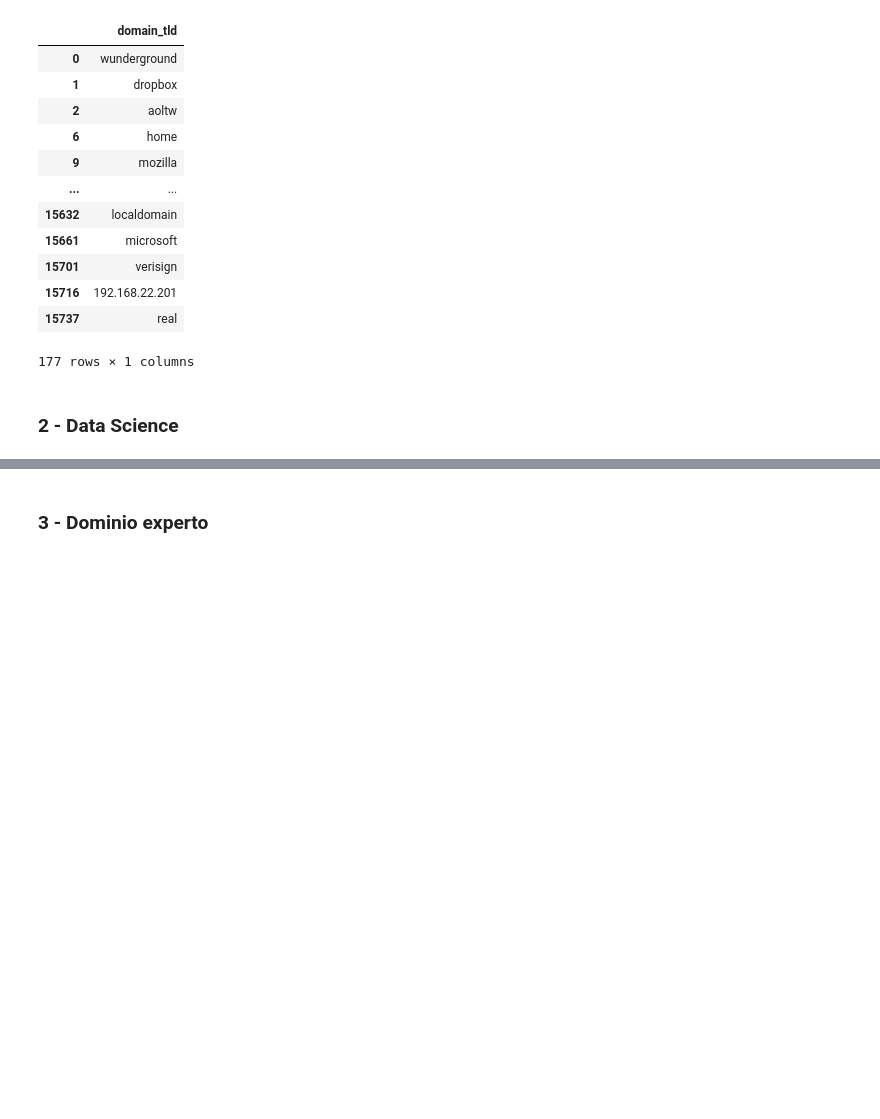
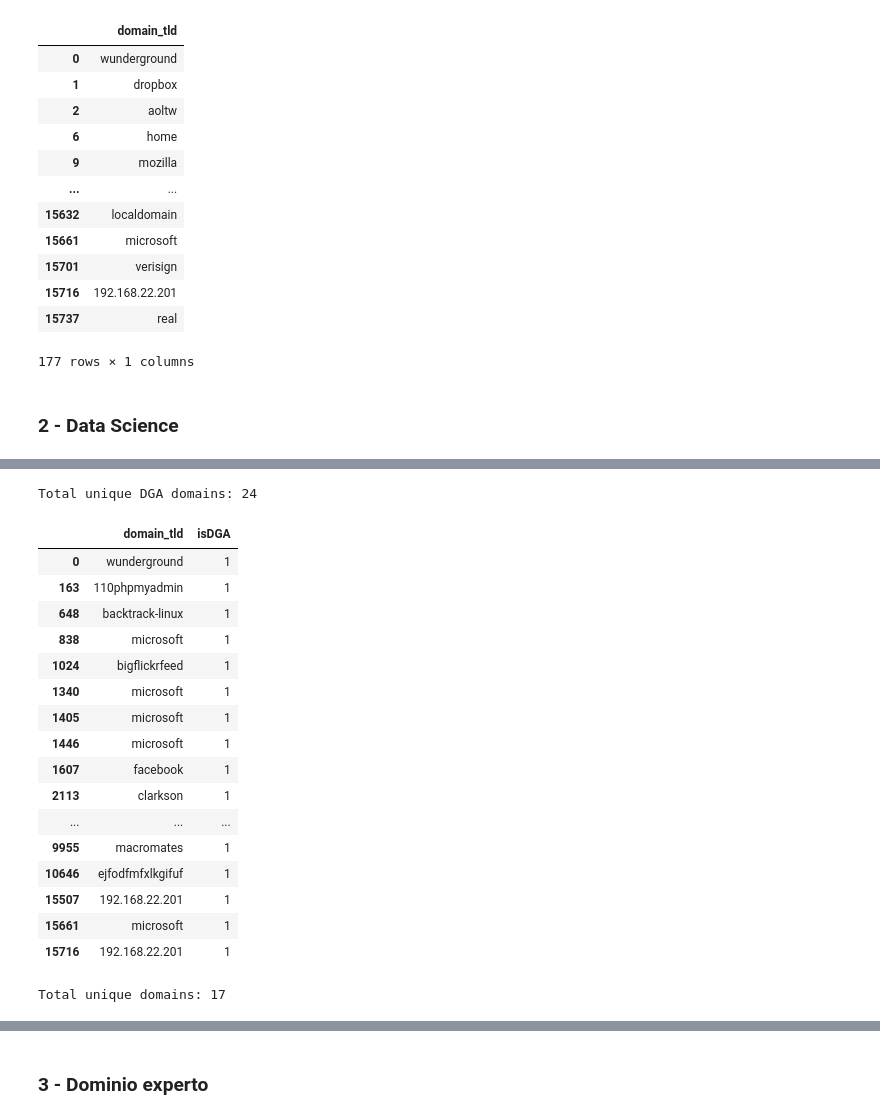
Before and after one commit to andresdlRoca/Lab5_SDS, a Jupyter notebook: lab5.ipynb, the cells around one changed output, grey strips where cells are left out. Drawn from its saved outputs; the diff is of its cells as text; code cells hidden in the pictures; blank space fills up the shorter version.

```diff
--- a/lab5.ipynb
+++ b/lab5.ipynb
@@ -148,3 +148,6 @@ df_a
 177 rows × 1 columns
 # %% [markdown]
 ### 2 - Data Science
+# %%
+df_result = clasificacion(df_a)
+df_result
@@ -150,0 +170,30 @@ df_a
+# %%
+# Filter isDGA = 1
+df_sus = df_result[df_result['isDGA'] == 1]
+print("Total unique DGA domains:", len(df_sus))
+df_sus
+# %% [output]
+Total unique DGA domains: 24
+|  | domain_tld | isDGA |
+| 0 | wunderground | 1 |
+| 163 | 110phpmyadmin | 1 |
+| 648 | backtrack-linux | 1 |
+| 838 | microsoft | 1 |
+| 1024 | bigflickrfeed | 1 |
+| 1340 | microsoft | 1 |
+| 1405 | microsoft | 1 |
+| 1446 | microsoft | 1 |
+| 1607 | facebook | 1 |
+| 2113 | clarkson | 1 |
+| ... | ... | ... |
+| 9955 | macromates | 1 |
+| 10646 | ejfodfmfxlkgifuf | 1 |
+| 15507 | 192.168.22.201 | 1 |
+| 15661 | microsoft | 1 |
+| 15716 | 192.168.22.201 | 1 |
+# %%
+# Filter duplicated domains
+df_sus = df_sus.drop_duplicates(subset=['domain_tld'])
+print("Total unique domains:", len(df_sus))
+# %% [output]
+Total unique domains: 17
```
Also changed, not shown: parts of 3 cells of this notebook, 2 other files.
